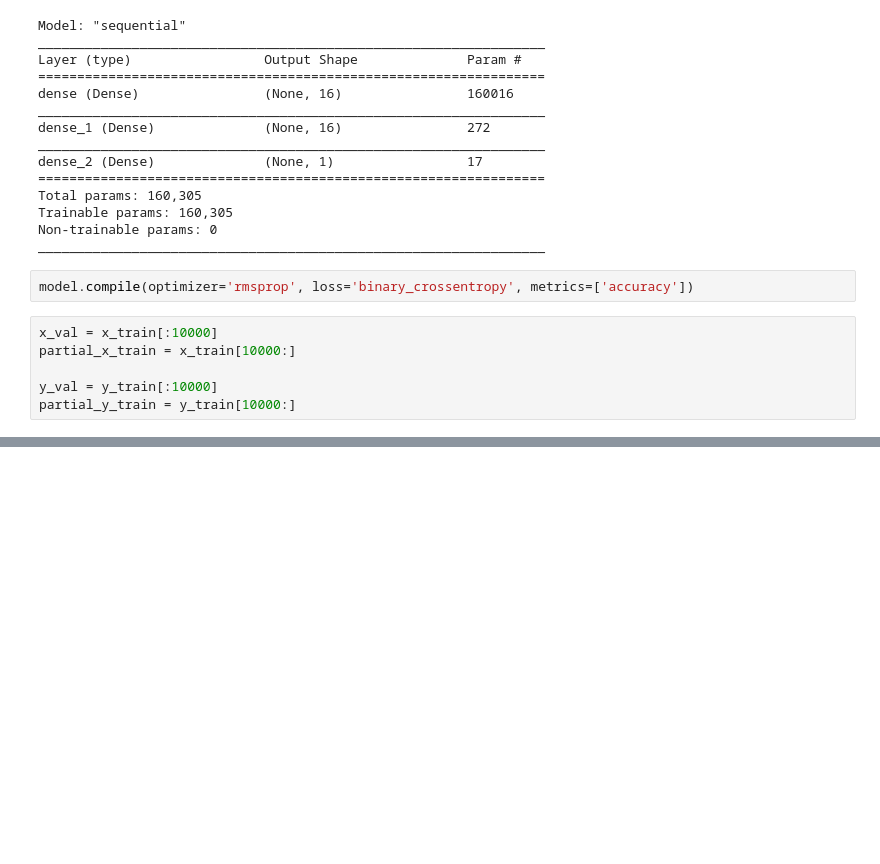
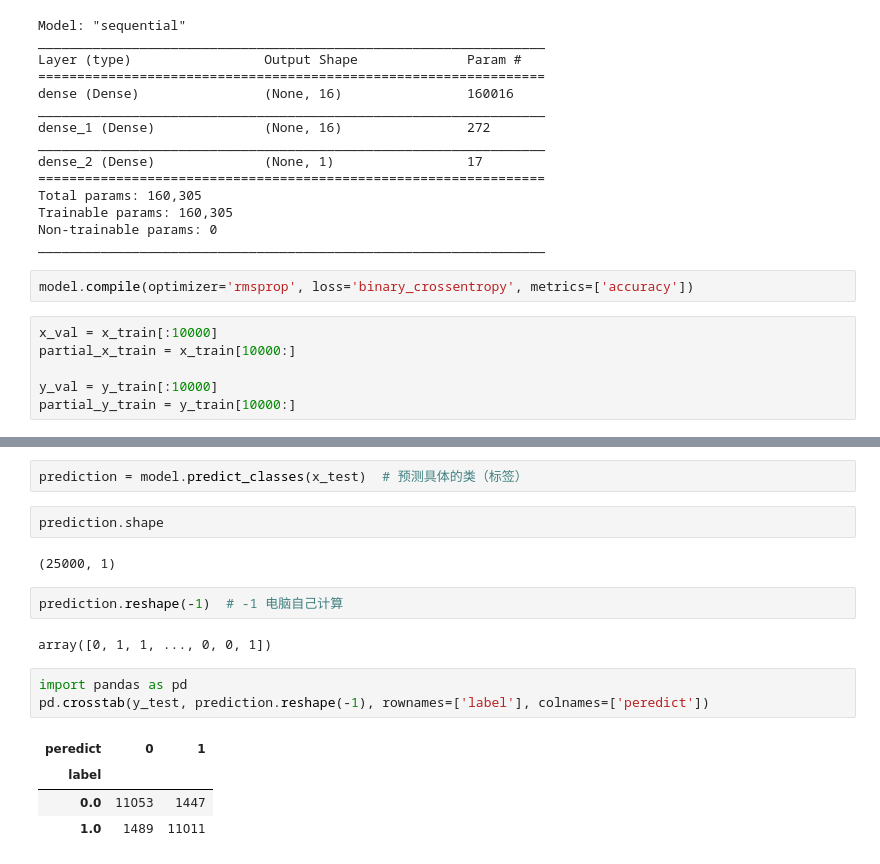
Before and after one commit to yang-12345678/Keras, a Jupyter notebook: 3-1 二分类问题.ipynb, the cells around one changed output, grey strips where cells are left out. Drawn from its saved outputs; the diff is of its cells as text; blank space fills up the shorter version.

```diff
--- a/3-1 二分类问题.ipynb
+++ b/3-1 二分类问题.ipynb
@@ -190,0 +244,18 @@ acc = historys.historys['val']
+# %%
+prediction = model.predict_classes(x_test)  # 预测具体的类（标签）
+# %%
+prediction.shape
+# %% [output]
+(25000, 1)
+# %%
+prediction.reshape(-1)  # -1 电脑自己计算
+# %% [output]
+array([0, 1, 1, ..., 0, 0, 1])
+# %%
+import pandas as pd
+pd.crosstab(y_test, prediction.reshape(-1), rownames=['label'], colnames=['peredict'])
+# %% [output]
+| peredict | 0 | 1 |
+| label |  |  |
+| 0.0 | 11053 | 1447 |
+| 1.0 | 1489 | 11011 |
```
Also changed, not shown: parts of 8 cells of this notebook, 19 other files.
